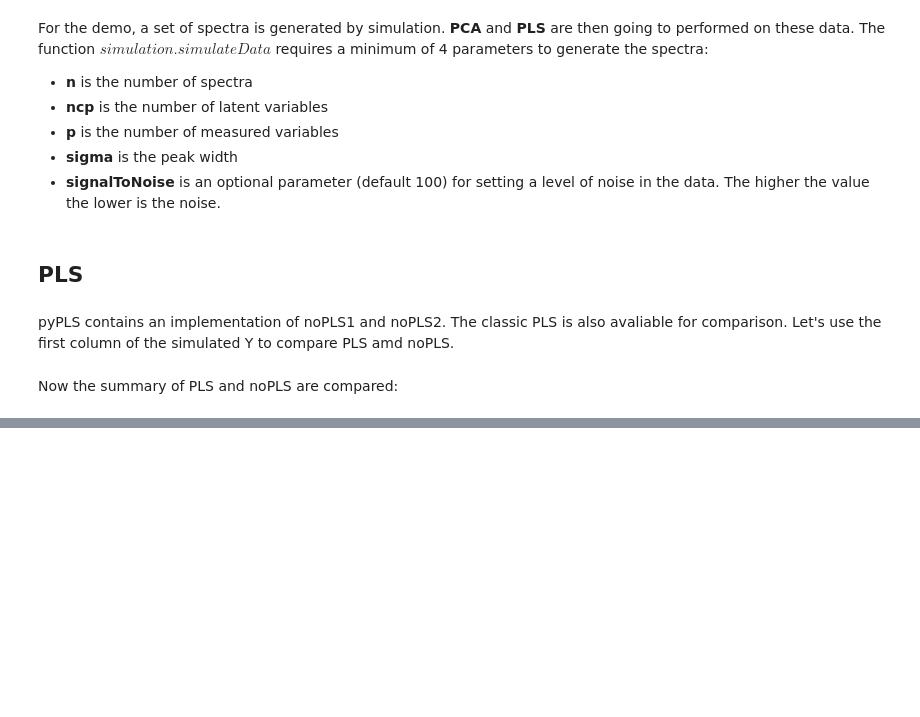
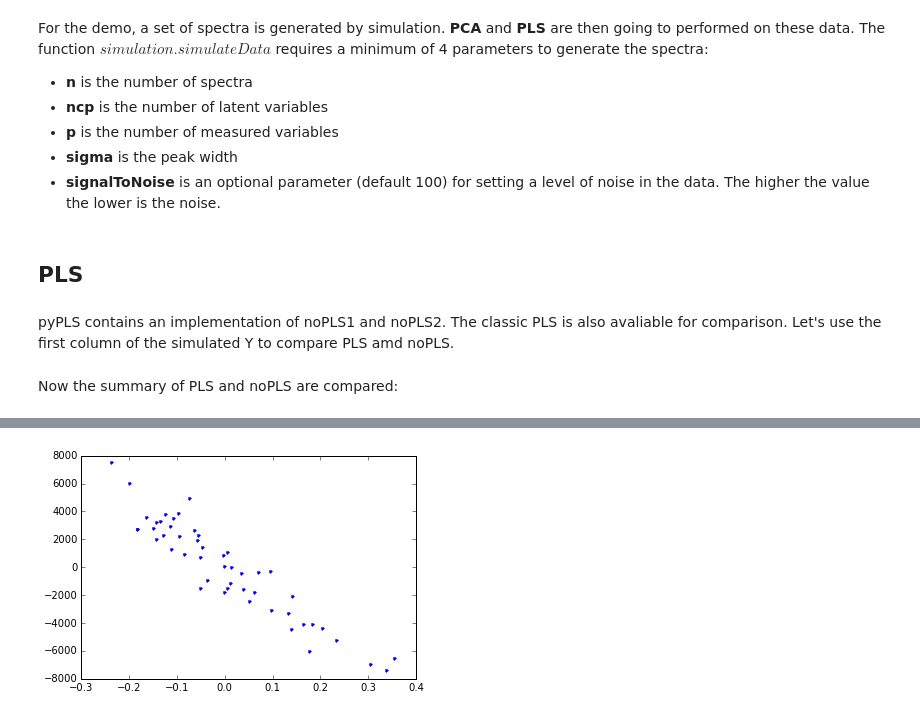
Before and after one commit to ocloarec/pyPLS, a Jupyter notebook: notebooks/pyPLS-Demo.ipynb, the cells around one changed output, grey strips where cells are left out. Saved outputs shown, nothing was run; the diff lists cells and outputs as text; code cells hidden in the pictures; blank space fills up the shorter version.

```diff
--- a/notebooks/pyPLS-Demo.ipynb
+++ b/notebooks/pyPLS-Demo.ipynb
@@ -65,0 +135,17 @@ Cumulative Q2Y: -5.109
+# %%
+def diagonal_correction(ZZ, v, n):
+    correction = np.zeros((n, n))
+    H = (np.eye(n) - np.ones((n, n), dtype=float)/n)
+    for i, zz in enumerate(ZZ):
+        zzw = np.delete(zz, i)
+        zzwc = zzw - np.mean(zzw)
+        vw = np.delete(v, i)
+        a = np.inner(zzwc, vw)/np.sum(vw**2)
+        b = np.mean(zzw) - a * np.mean(vw)
+        zzihat = v[i]*a + b
+        correction[i, i] = zz[i] - zzihat
+
+    ZZ = ZZ - correction
+    # ZZ is then recentred
+    ZZ = H.T @ ZZ @ H
+    return ZZ
@@ -65,0 +163,6 @@ Cumulative Q2Y: -5.109
+# %%
+XX1 = diagonal_correction(XX, u[:,0], 50)
+plt.plot(u[:,0], XX1[:,0],'.')
+plt.show()
+# %% [output]
+[figure, added]
```
Also changed, not shown: parts of 26 cells of this notebook, 4 other files.
